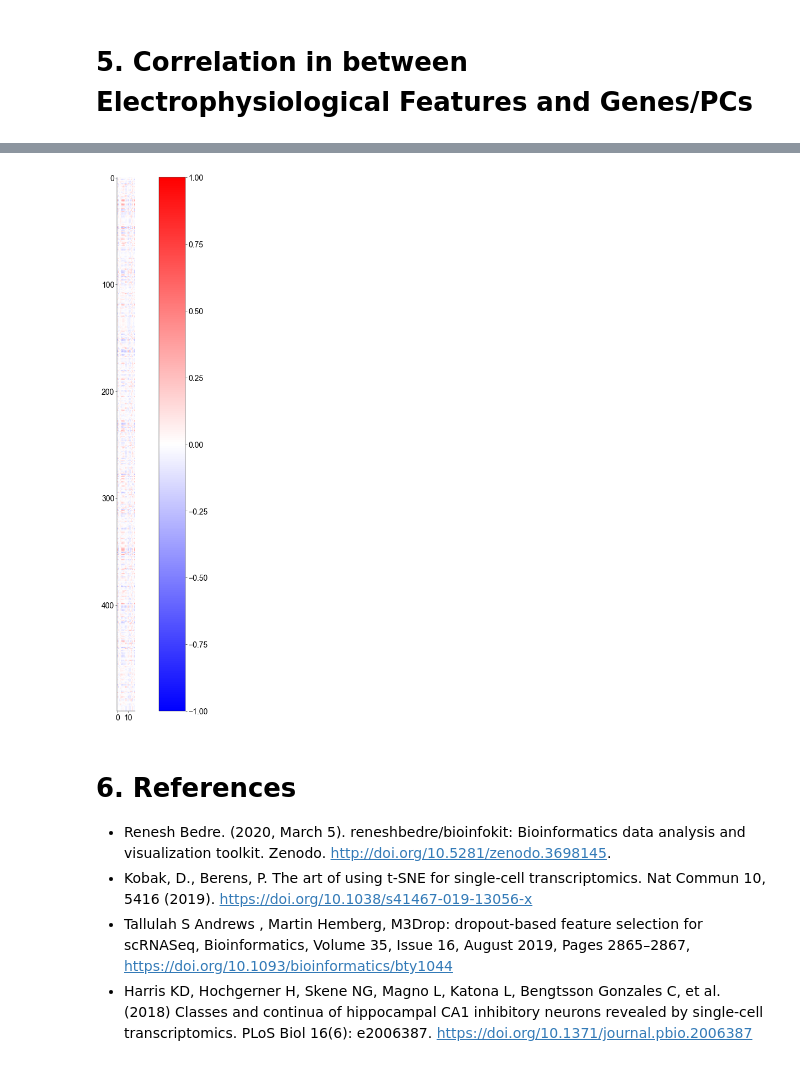
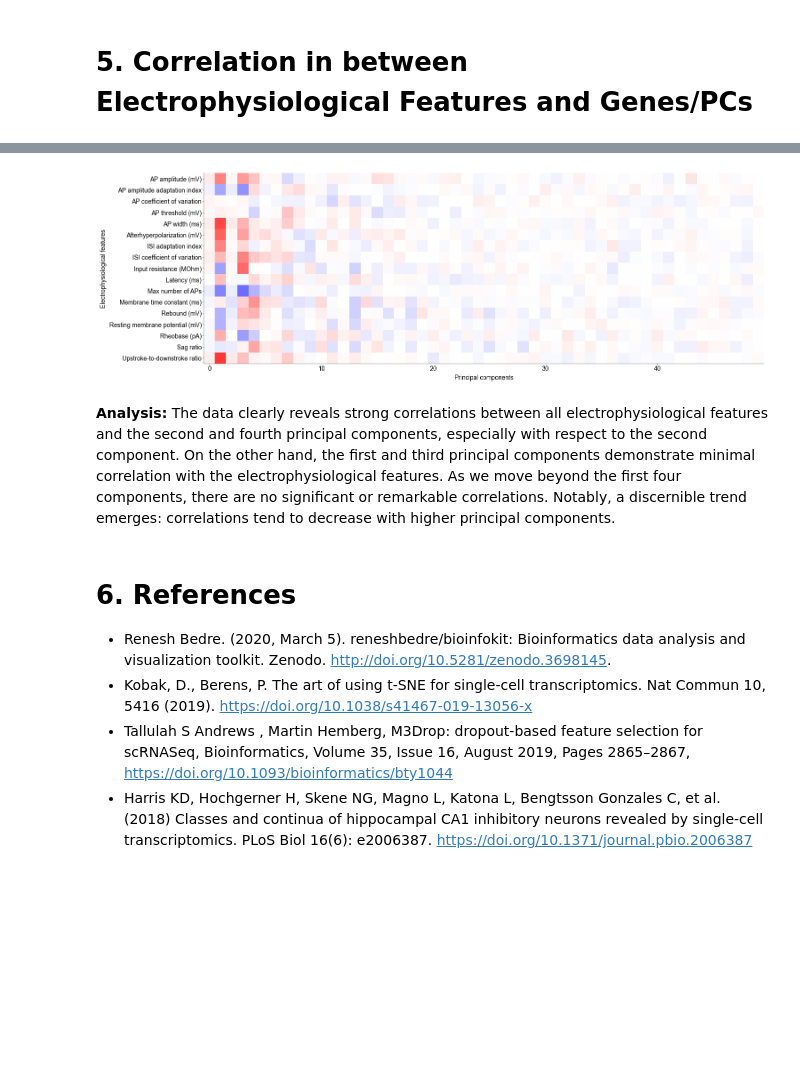
Before and after one commit to H-Kugler/neural-data-science, a Jupyter notebook: final_project/practical03_hand_in.ipynb, the cells around one changed output, grey strips where cells are left out. Cells and saved outputs as stored; diff of their text form; code cells hidden in the pictures; blank space fills up the shorter version.

```diff
--- a/final_project/practical03_hand_in.ipynb
+++ b/final_project/practical03_hand_in.ipynb
@@ -853,16 +988,2 @@ Apart from this difference, we follow the approach of Harris et al. (2018), wher
 # %% [markdown]
 # 5. Correlation in between Electrophysiological Features and Genes/PCs
-# %%
-# filter data such that it we have only cells with electrophysiologically data
-# TODO: should we do that at the beginning of the analysis? otherwise this is a problem with
-# TSNE data, because we have to filter the TSNE data as well
-
-exonCounts_ephys = pd.DataFrame(
-    exonCounts_filtered,
-    index=cells_filtered,
-    columns=genes_filtered,
-)
-ephysData_filtered = pd.DataFrame(
-    ephysData_filtered, index=cells_filtered, columns=ephysNames_filtered
-)
-exonCounts_ephys
@@ -883,26 +990,23 @@ exonCounts_ephys
-# %%
-# calculate correlation matrix between cells and electrophysiological features
-# concatenate the dataframes electrophysiological features and exon counts
-
-data = pd.concat([ephysData_filtered, exonCounts_ephys], axis=1)
-
-cor_m = np.corrcoef(data, rowvar=False)
-# eliminate correlations between genes and electrophysiological features
-cor_m = cor_m[ephysData_filtered.shape[1] :, : ephysData_filtered.shape[1]]
-
-# extract top 10 genes with highest correlation for each of the 17 electrophysiological feature
-top10 = np.zeros((17, 10)).astype(object)
-for i in range(17):
-    top10[i, :] = genes[np.argsort(cor_m[:, i])[-10:]]
-
-
-# plot correlation matrix
-plt.figure(figsize=(10, 10))
-plt.imshow(cor_m, cmap="bwr", vmin=-1, vmax=1)
-plt.colorbar()
-plt.show()
-# %% [output]
-[figure, removed]
+# %%
+# calculate correlation matrix between PCs and electrophysiological features
+data = np.concatenate((ephysData_filtered, pca_results["cpm"]["log"]), axis=1)
+corr = np.corrcoef(data, rowvar=False)
+corr = corr[ephysData_filtered.shape[1] :, : ephysData_filtered.shape[1]]
+
+
+# Plot correlation matrix
+fig, ax = plt.subplots(figsize=(15, 10))
+im = ax.imshow(corr.T, cmap="bwr", vmin=-1, vmax=1)
+ax.set_xlabel("Principal components")
+ax.set_ylabel("Electrophysiological features")
+ax.set_yticks(range(len(ephysNames_filtered)))
+ax.set_yticklabels(ephysNames_filtered)
+
+plt.show()
+# %% [output]
+[figure, added]
+# %% [markdown]
+**Analysis:** The data clearly reveals strong correlations between all electrophysiological features and the second and fourth principal components, especially with respect to the second component. On the other hand, the first and third principal components demonstrate minimal correlation with the electrophysiological features. As we move beyond the first four components, there are no significant or remarkable correlations. Notably, a discernible trend emerges: correlations tend to decrease with higher principal components.
 # %%
 # TODO: TSNE plots for top correlated electrophysiological feature as colormap
 # %% [markdown]
```
Also changed, not shown: parts of 16 cells of this notebook, 2 other files.
